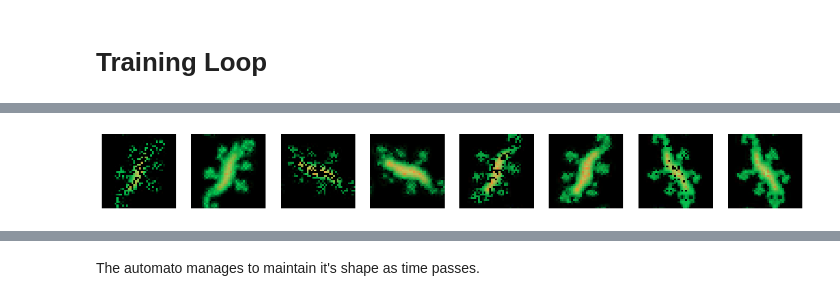
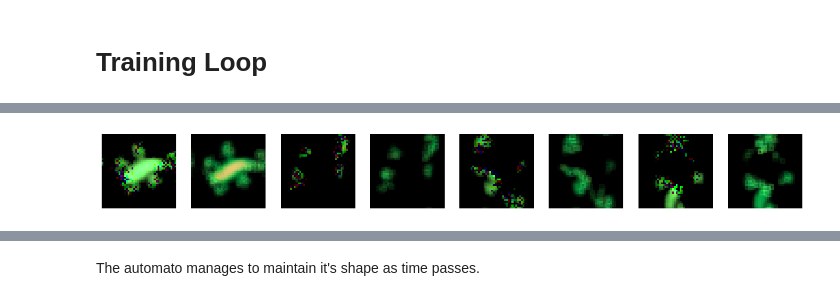
Before and after one commit to Shroopd/NeuralCellularAutomata-PyTorch, a Jupyter notebook: nbs/02_WhatPersists,Exists.ipynb, the cells around one changed output, grey strips where cells are left out. Saved outputs shown, nothing was run; the diff lists cells and outputs as text; code cells hidden in the pictures.

```diff
--- a/nbs/02_WhatPersists,Exists.ipynb
+++ b/nbs/02_WhatPersists,Exists.ipynb
@@ -27,7 +27,7 @@ from functools import partial
 # %%
 batch_size = 1
 # n_epochs = 200
-CHANNEL_N = 64
+CHANNEL_N = 16
 COLOR_N = 3
 
 
@@ -218,7 +245,7 @@ repair = CAModel(CHANNEL_N, 1).to(def_device)
 
 # ca.register_parameter("seed dna",dna)
 
-lr = 2e-4
+lr = 2e-3
 lr_gamma = 0.9999
 betas = (0.5, 0.5)
 # optimizer = torch.optim.Adam(full.parameters(), lr=lr, betas=betas)
@@ -241,12 +268,18 @@ true_target = img_tensor.repeat(batch_size, 1, 1, 1)
 import math
 
 
-chunk = 128
-n_epochs = chunk * 32
+chunk = 2**8
+chunk_num = 32
+n_epochs = chunk * chunk_num
+drop_scale = 4
+
+peek_interval = chunk / 4
+
+# print(chunk)
+
+# priority = 0.5
 
 model_in = torch.zeros_like(pool.sample(batch_size))
-# model_in[:, :COLOR_N] = true_target[:, :COLOR_N]
-# model_in = target[None,]
 
 
 class Logger:
@@ -265,11 +298,25 @@ class Logger:
         return out
 
 
-def dropout(res, ratio):
-    mask = torch.rand_like(res[:, 0:1, : TARGET_SIZE // 1, : TARGET_SIZE // 1])
-    mask = F.interpolate(mask, res.shape[2:], mode="bilinear")
-    mask = (mask + ratio).floor().clamp(0, 1)
-    return res * mask
+def noise_mask(res, scale, range):
+    return F.interpolate(
+        torch.rand_like(res[:, :range, :scale, :scale]),
+        res.shape[2:],
+        mode="bilinear",
+        # torch.rand_like(res[:, :, :scale, :scale]), res.shape[2:], mode="bilinear"
+    )
+
+
+def soft_mask(noise, slope, ceil):
+    if slope <= 0:
+        slope = math.inf
+    mask = slope * (noise - ceil) + 1
+    return mask.clamp(0, 1)
+
+
+def hard_mask(noise, cutoff):
+    mask = (noise + cutoff).floor()
+    return mask.clamp(0, 1)
 
 
 log: Logger = Logger()
@@ -281,12 +328,15 @@ for i in tqdm(range(n_epochs)):
     # set the number of steps to take
     top = 1
     bot = 0
-    top += i // chunk * 1
-    # bot += i // chunk * 1
-    top += 8
-    bot += 8
-    steps = torch.randint(bot, top, (1,)).item()
-    steps += 1
+    top += int(((i) / (n_epochs)) ** 0.5 * chunk_num)
+    # bot += i // (chunk * 1)
+    # top += 8
+    # bot += 7
+    # steps = torch.randint(bot, top, (1,)).item()
+    # steps += 1
+
+    if top == 0:
+        top = 1
 
     # model_in = true_target
 
@@ -296,28 +346,45 @@ for i in tqdm(range(n_epochs)):
     res = model_in
     # log.i(res)
 
+    steps = torch.randint(bot, top, (1,)).item()
+    steps += 1
     res = repair(res, steps=steps)
     # log.i(res)
 
     loss = torch.zeros(1)
 
-    loss += F.mse_loss(res[:, :COLOR_N], model_in[:, :COLOR_N])
+    # loss += F.mse_loss(res[:, :COLOR_N], model_in[:, :COLOR_N]) * priority
 
-    res = dropout(res, torch.rand((1,)).item() ** 0.5)
+    # res = dropout(res, torch.rand((1,)).item() ** 0.5)
+
+    pos = steps / (top + 1)
+    ceil = 0.75
+
+    res = res * hard_mask(
+        soft_mask(noise_mask(res, drop_scale, 1), (1 / ceil) / (1 - pos), ceil),
+        noise_mask(res, TARGET_SIZE, CHANNEL_N),
+    )
     log.i(res)
 
+    steps = torch.randint(bot, top, (1,)).item()
+    steps += 1
     res = repair(res, steps=steps)
+
     loss += F.mse_loss(res[:, :COLOR_N], model_in[:, :COLOR_N])
     log.i(res)
 
-    if i % (chunk) == 0 and i != 0:
-        print(f"Epoch: {i} Loss: {loss.item()} Top: {top}")
+    if i % (peek_interval) == 0 and i != 0:
+        print(f"Epoch: {i} Loss: {loss.item()} Top: {top} Bot: {bot}")
         vis_batch(
             log.o(
                 range(-8, 0),
             )
         )
 
+    # assert math.isfinite(loss.item()), "Explosion"
+    if not math.isfinite(loss.item()):
+        print("Explosion")
+
     # backpropagate the loss and update the weights
     loss.backward()
     optimizer.step()
@@ -331 +398 @@ Epoch: 384 Loss: 0.002629263326525688 Top: 12
-[figure, old version]
+[figure, new version]
```
Also changed, not shown: parts of 8 cells of this notebook, 1 other file.
